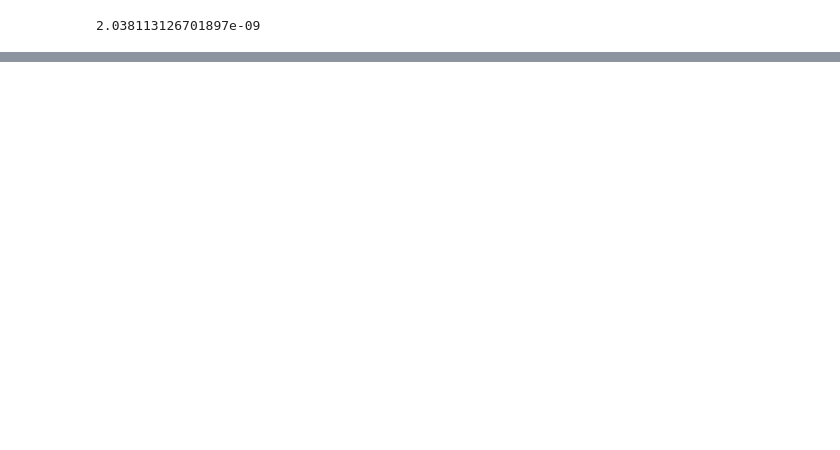
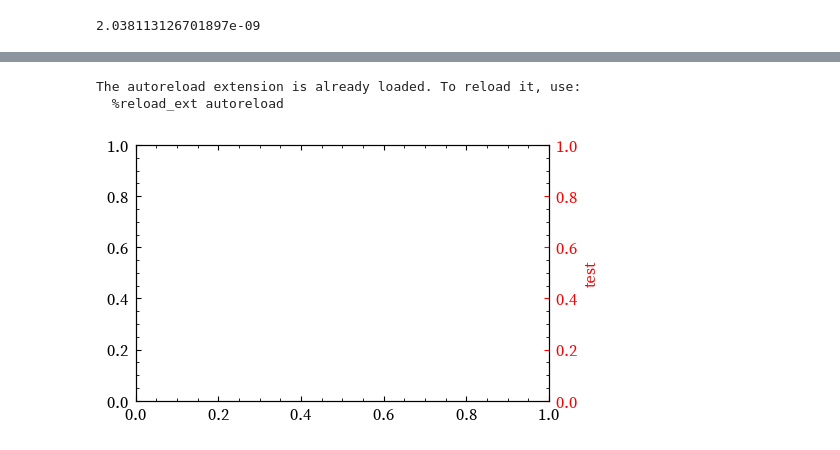
Before and after one commit to BenjaminMD/nifty-nucleation, a Jupyter notebook: Demonstration.ipynb, the cells around one changed output, grey strips where cells are left out. Saved outputs shown, nothing was run; the diff lists cells and outputs as text; code cells hidden in the pictures; blank space fills up the shorter version.

```diff
--- a/Demonstration.ipynb
+++ b/Demonstration.ipynb
@@ -61,3 +90,14 @@ for funcs in plot_func:
+# %%
+%load_ext autoreload
+from plots import ctwinx, plot_defaults
+
+fig, gs = plot_defaults(1, 1)
+ax_main = fig.add_subplot(gs[0, 0])
+ax_right = ctwinx(ax_main, 'red', 'test')
+# %% [output]
+The autoreload extension is already loaded. To reload it, use:
+  %reload_ext autoreload
+[figure, added]
 # %%
 from plots import plot_defaults, time_vs_concentration, time_vs_saturation, number_vs_size, number_vs_size_scatter, time_vs_variance
 from rsc import read_results
```
Also changed, not shown: parts of 16 cells of this notebook, 4 other files.
